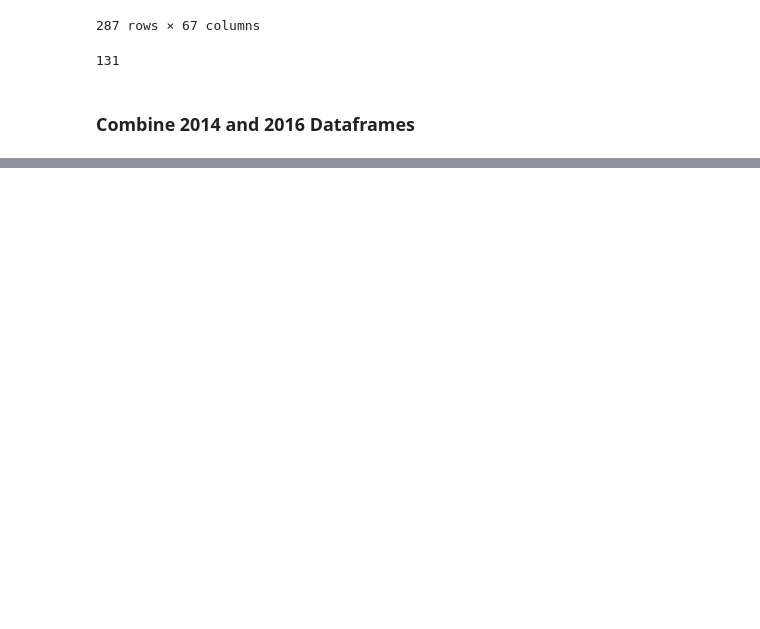
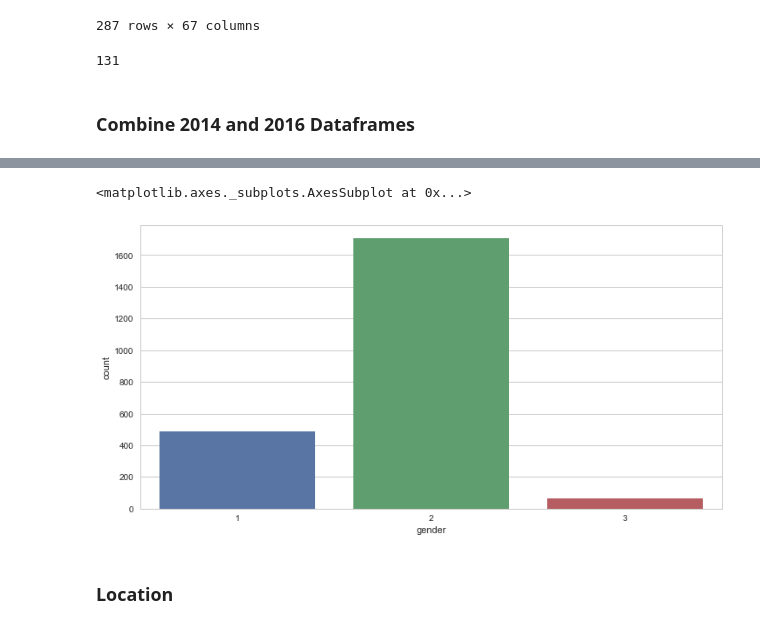
Before and after one commit to phuongho43/cogs108-mental_health, a Jupyter notebook: FinalProject.ipynb, the cells around one changed output, grey strips where cells are left out. Saved outputs shown, nothing was run; the diff lists cells and outputs as text; code cells hidden in the pictures; blank space fills up the shorter version.

```diff
--- a/FinalProject.ipynb
+++ b/FinalProject.ipynb
@@ -947,0 +1046,24 @@ combined_mental_df.shape
+# %%
+# Separate all the unique responses into male, female, and other
+all_gender = list(combined_df.gender.unique())
+condit_female = ['Female', 'female', 'F', 'f', 'Femake', 'woman', 'Female ', 'Woman', 'femail',
+                'I identify as female.', 'fm', 'female/woman', 'female ', 'fem',
+                'Female (props for making this a freeform field, though)', ' Female']
+condit_male = ['M', 'Male', 'male', 'maile', 'm', 'Make', 'Male ', 'Man', 'msle', 'Mail', 'Malr', 'man', 'Male.',
+              'Sex is male', 'Dude', 'mail', 'male ']
+condit_other = [i for i in all_gender if (i not in condit_male) and (i not in condit_female)]
+# %%
+# Reduce to numerical values according to each category
+# female = 1 ; male = 2 ; other = 3
+combined_df.loc[(combined_df.gender.isin(condit_female)), 'gender'] = 1
+combined_df.loc[(combined_df.gender.isin(condit_male)), 'gender'] = 2
+combined_df.loc[(combined_df.gender.isin(condit_other)), 'gender'] = 3
+# %%
+# plot counts for each gender
+fig, axis = plt.subplots(1, 1, figsize=(12,6))
+sns.countplot(x='gender', data=combined_df, ax=axis)
+# %% [output]
+<matplotlib.axes._subplots.AxesSubplot at 0x...>
+[figure, added]
+# %% [markdown]
+### Location
```
Also changed, not shown: parts of 36 cells of this notebook.
